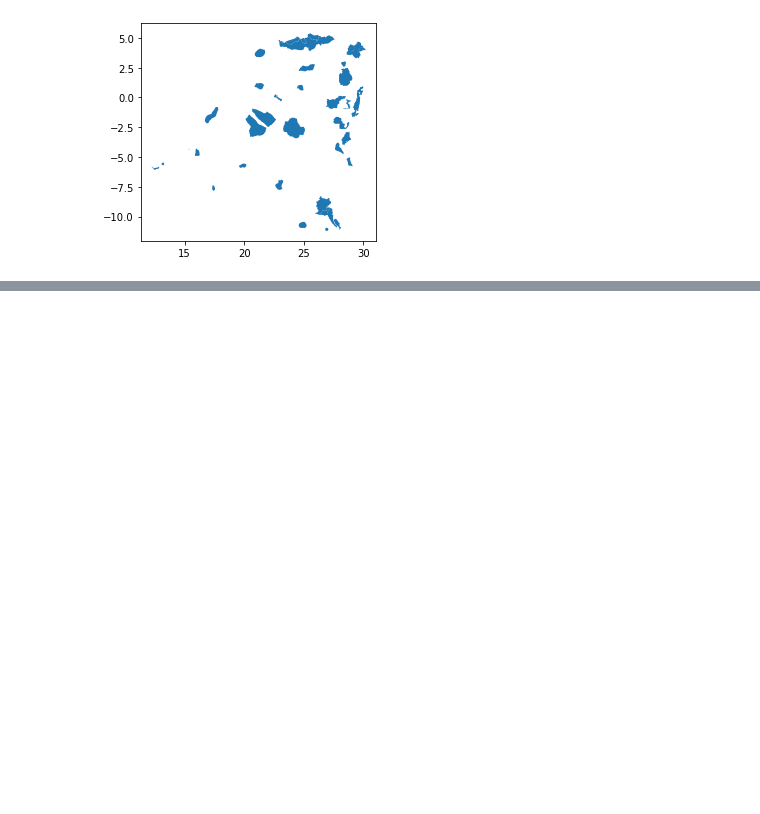
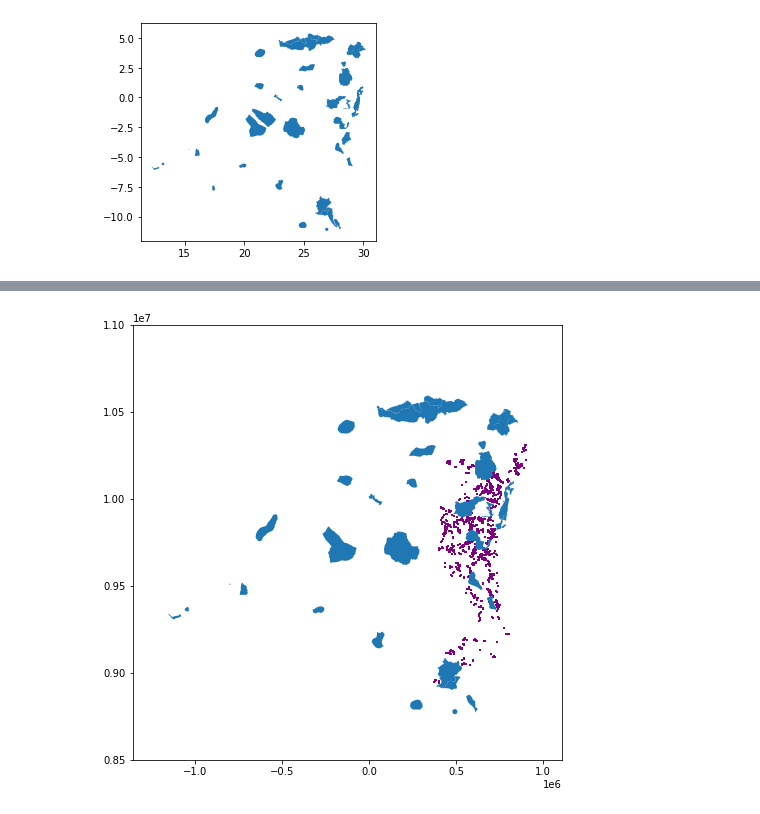
Before and after one commit to jbelloRepo/Mining_sites-GIS-CaseStudy, a Jupyter notebook: GIS-case-study.ipynb, the cells around one changed output, grey strips where cells are left out. Cells and saved outputs as stored; diff of their text form; code cells hidden in the pictures; blank space fills up the shorter version.

```diff
--- a/GIS-case-study.ipynb
+++ b/GIS-case-study.ipynb
@@ -44,6 +66,7 @@ plt.show()
 # %%
 # Read the national parks site data
-national_parks = geopandas.read_file('wdpamay2017cod-shapefile-polygons.geojson')
+national_parks = gp.read_file('wdpamay2017cod-shapefile-polygons.geojson')
+# print(national_parks)
 
 # Print column names from the dataframe
 column_names = national_parks.columns
@@ -60,7 +83,7 @@ for i in range(num_rows):
 national_parks_subset  = national_parks[['NAME', 'DESIG_ENG', 'DESIG_TYPE']]
 
 # Print the first rows and the CRS information
-print(f'\n National Parks Dataset \n  {national_parks_subset.head()}')
+print(f'\n National Parks Dataset \n  {national_parks_subset.head(5)}')
 print(f'\n The Coordinate Reference System (CRS) for the national parks dataset is: {national_parks.crs}')
 # %% [output]
 Column Names:
@@ -87,0 +331,28 @@ plt.show()
+# %%
+import matplotlib.pyplot as plt
+
+# Define the desired x-axis and y-axis ranges
+
+ymin = 8500000  # Replace with the minimum y-coordinate value
+ymax = 11000000  # Replace with the maximum y-coordinate value
+
+# Create a larger figure with specified size
+fig, ax = plt.subplots(figsize=(12, 8))
+
+# Plot mining sites with markers and custom color
+mining_sites_utm.plot(ax=ax, color='purple', marker='+', markersize=5)
+
+# Plot national parks
+national_parks_utm.plot(ax=ax)
+
+# Set the x-axis and y-axis limits to zoom in on the top-right region
+# ax.set_xlim([xmin, xmax])  # Specify the desired x-axis limits
+ax.set_ylim([ymin, ymax])  # Specify the desired y-axis limits
+
+# Add some margins around the plot
+ax.margins(0.1)
+
+# Display the plot
+plt.show()
+# %% [output]
+[figure, added]
```
Also changed, not shown: parts of 10 cells of this notebook, 1 other file.
